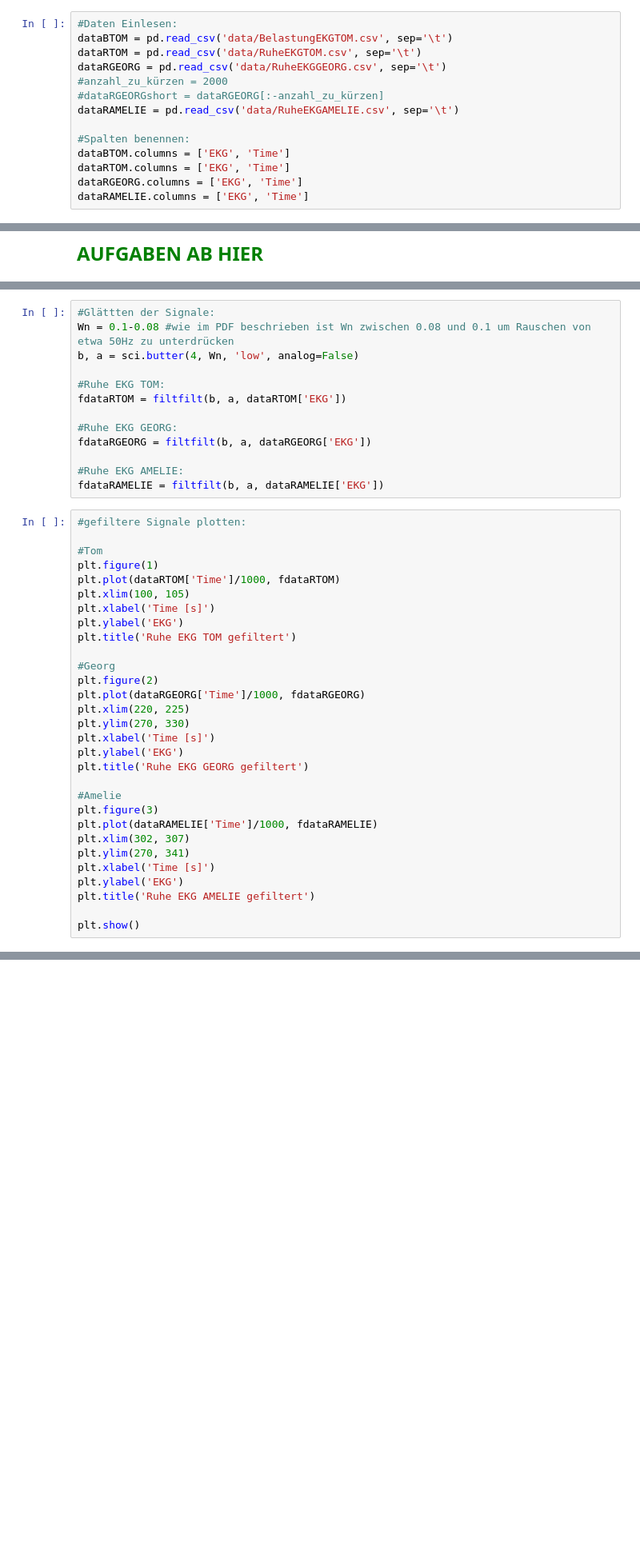
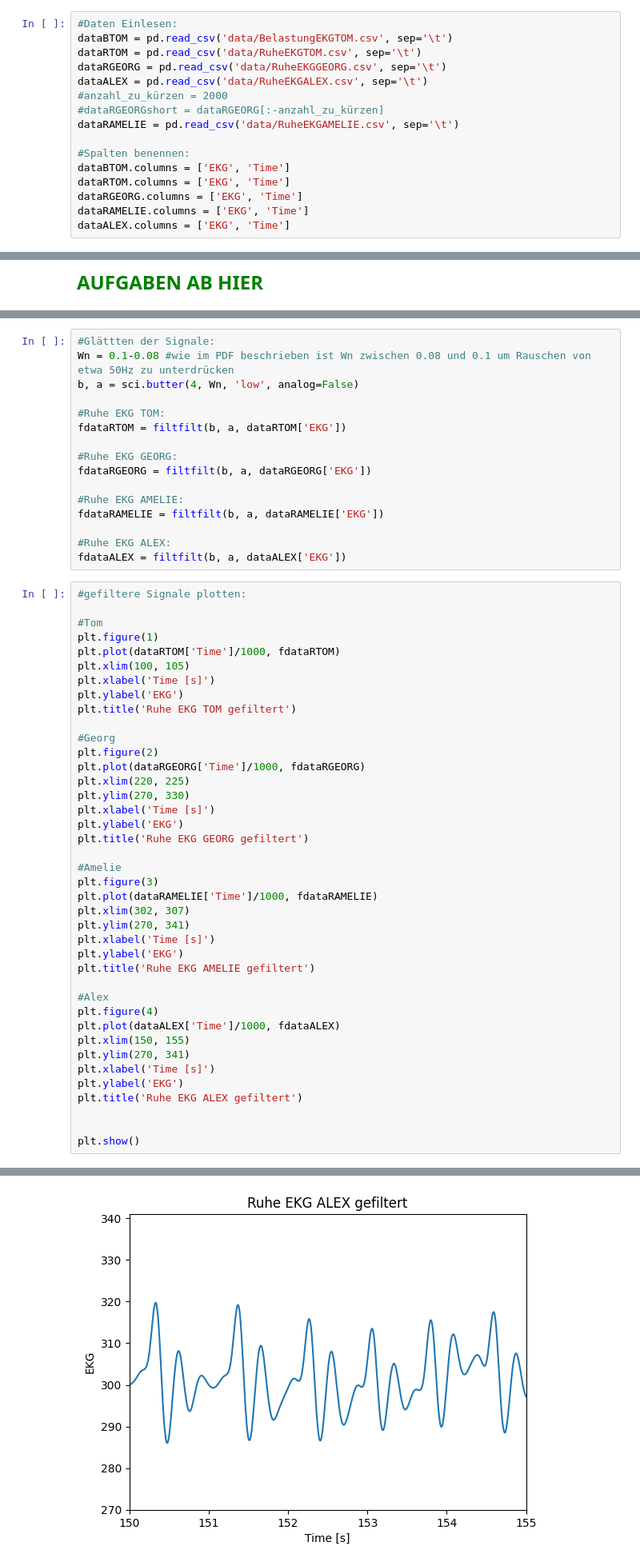
Before and after one commit to tomperg/Biosignalverarbeitung_Selbsthilfegruppe, a Jupyter notebook: MainCode2.ipynb, the cells around one changed output, grey strips where cells are left out. Shown at 80% size. Saved outputs shown, nothing was run; the diff lists cells and outputs as text; blank space fills up the shorter version.

Commit message:
Added EKG Alex

```diff
--- a/MainCode2.ipynb
+++ b/MainCode2.ipynb
@@ -13,6 +13,7 @@ from Lab2Functions import decg_peaks, d_ecg_peaks, Rwave_peaks
 dataBTOM = pd.read_csv('data/BelastungEKGTOM.csv', sep='\t')
 dataRTOM = pd.read_csv('data/RuheEKGTOM.csv', sep='\t')
 dataRGEORG = pd.read_csv('data/RuheEKGGEORG.csv', sep='\t')
+dataALEX = pd.read_csv('data/RuheEKGALEX.csv', sep='\t')
 #anzahl_zu_kürzen = 2000
 #dataRGEORGshort = dataRGEORG[:-anzahl_zu_kürzen]
 dataRAMELIE = pd.read_csv('data/RuheEKGAMELIE.csv', sep='\t')
@@ -22,6 +23,7 @@ dataBTOM.columns = ['EKG', 'Time']
 dataRTOM.columns = ['EKG', 'Time']
 dataRGEORG.columns = ['EKG', 'Time']
 dataRAMELIE.columns = ['EKG', 'Time']
+dataALEX.columns = ['EKG', 'Time']
 # %%
 #Plotte dataBTOM mit gestrechter x-Achse:
 plt.figure(1)
@@ -105,6 +107,9 @@ fdataRGEORG = filtfilt(b, a, dataRGEORG['EKG'])
 
 #Ruhe EKG AMELIE:
 fdataRAMELIE = filtfilt(b, a, dataRAMELIE['EKG'])
+
+#Ruhe EKG ALEX:
+fdataALEX = filtfilt(b, a, dataALEX['EKG'])
 # %%
 #gefiltere Signale plotten:
 
@@ -112,33 +117,44 @@ fdataRAMELIE = filtfilt(b, a, dataRAMELIE['EKG'])
 plt.figure(1)
 plt.plot(dataRTOM['Time']/1000, fdataRTOM)
 plt.xlim(100, 105)
 plt.xlabel('Time [s]')
 plt.ylabel('EKG')
 plt.title('Ruhe EKG TOM gefiltert')
 
 #Georg
 plt.figure(2)
 plt.plot(dataRGEORG['Time']/1000, fdataRGEORG)
 plt.xlim(220, 225)
 plt.ylim(270, 330)
 plt.xlabel('Time [s]')
 plt.ylabel('EKG')
 plt.title('Ruhe EKG GEORG gefiltert')
 
 #Amelie
 plt.figure(3)
 plt.plot(dataRAMELIE['Time']/1000, fdataRAMELIE)
 plt.xlim(302, 307)
 plt.ylim(270, 341)
 plt.xlabel('Time [s]')
 plt.ylabel('EKG')
 plt.title('Ruhe EKG AMELIE gefiltert')
 
+#Alex
+plt.figure(4)
+plt.plot(dataALEX['Time']/1000, fdataALEX)
+plt.xlim(150, 155)
+plt.ylim(270, 341)
+plt.xlabel('Time [s]')
+plt.ylabel('EKG')
+plt.title('Ruhe EKG ALEX gefiltert')
+
+
 plt.show()
 # %% [output]
 [figure]
 [figure]
 [figure]
+[figure, added]
 # %% [markdown]
 Die P-Welle repräsentiert die Erregungsausbreitung in den Vorhöfen woraufhin Blut von dort in die Ventrikel fließen kann - der Elektrische Impuls der Sinusknoten wird gemessen.
 
```
Also changed, not shown: parts of 1 cell of this notebook, 1 other file.
